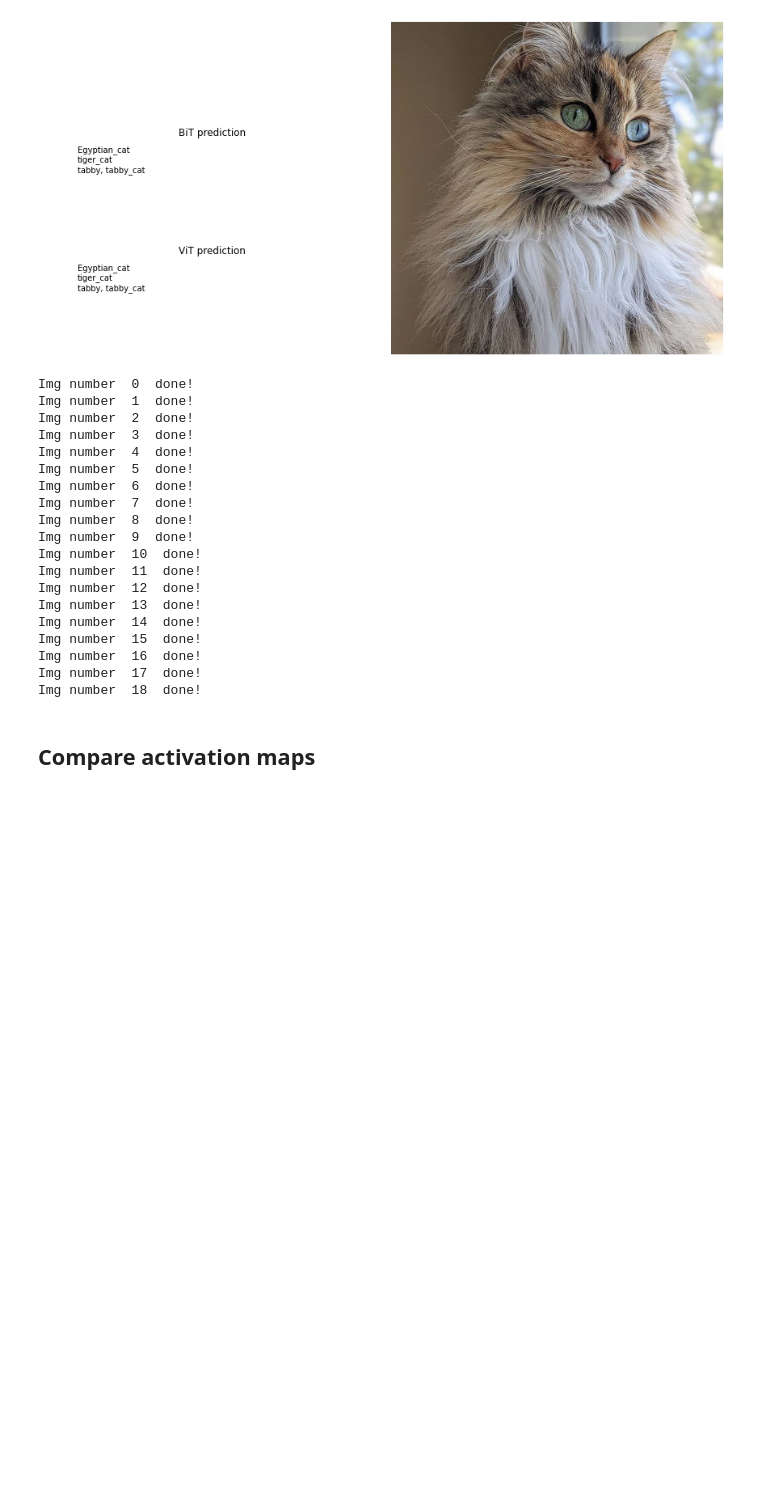
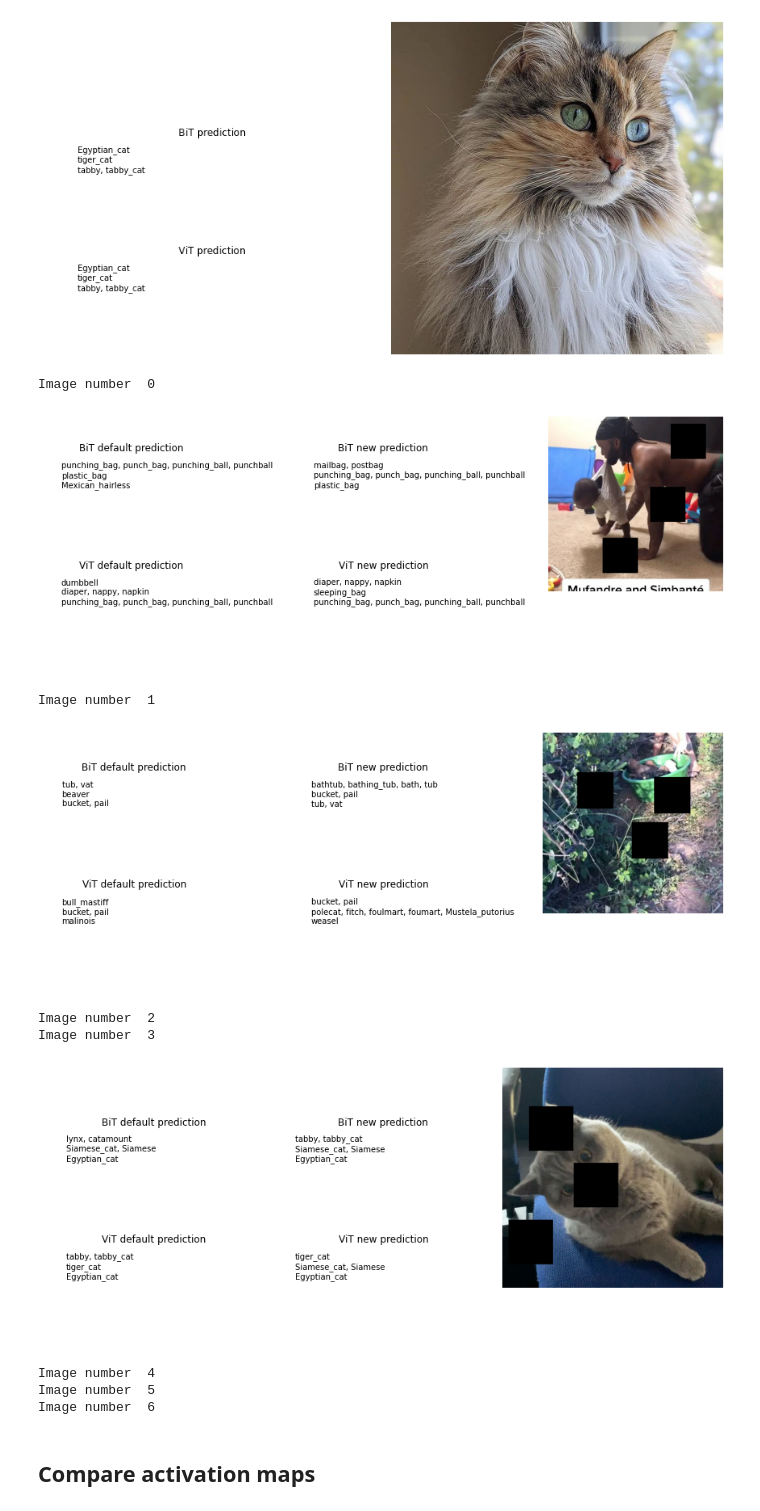
Before and after one commit to piotrhm/dl-miniproject, a Jupyter notebook: pipeline.ipynb, the cells around one changed output. Drawn from its saved outputs; the diff is of its cells as text; code cells hidden in the pictures; blank space fills up the shorter version.

Commit message:
Trunk mode fix

```diff
--- a/pipeline.ipynb
+++ b/pipeline.ipynb
@@ -149,7 +149,7 @@ MASK = {
     'BlackBoxMasking_1': BlackBoxMasking(layout=FixedShapeLayout(count=3, shape=(128, 128))),
     'BlackBoxMasking_2': BlackBoxMasking(layout=FixedLayout(masks=[(0.4, 0.4, 0.6, 0.6)])),
     'BlackBoxMasking_3': BlackBoxMasking(layout=FixedRatioLayout(count=20, ratio=1/30)),
-    'BlackBoxMasking_4': BlackBoxMasking(layout=GridLayout(perc=0.2, grid_size=8)),
+    'BlackBoxMasking_4': BlackBoxMasking(layout=GridLayout(perc=0.8, grid_size=8)),
     'MedianMasking' : MedianMasking(layout=FixedShapeLayout(count=30, shape=(32,32))),
     'BlurMasking_1': BlurMasking(layout=FixedShapeLayout(count=5, shape=(100, 100)), blur=16),
     'BlurMasking_2': BlurMasking(layout=GridLayout(perc=0.7, grid_size=8), blur=16),
@@ -171,8 +171,9 @@ def predict_and_comp(img, *, mask_id='BlackBoxMasking_1', trunk=False):
     vit_predictions_mod = [imagenet_labels[int(i)] for i in np.argsort(out_vit_mod[0].detach().numpy())[0]]
     bit_predictions_mod = [imagenet_labels[int(i)] for i in np.argsort(out_bit_mod.detach().numpy())[0]]
 
-    if trunk and (set(vit_predictions) != set(vit_predictions_mod) or
-                  set(bit_predictions) != set(bit_predictions_mod)):
+    if not trunk or \
+            (set(vit_predictions[-no_pred:]) != set(vit_predictions_mod[-no_pred:])) or\
+            (set(bit_predictions[-no_pred:]) != set(bit_predictions_mod[-no_pred:])):
         vit_predictions = ''.join(str(e) for e in vit_predictions[-no_pred:])
         bit_predictions = ''.join(str(e) for e in bit_predictions[-no_pred:])
         vit_predictions_mod = ''.join(str(e) for e in vit_predictions_mod[-no_pred:])
@@ -181,28 +182,19 @@ def predict_and_comp(img, *, mask_id='BlackBoxMasking_1', trunk=False):
         show_predictions_comp(img_mod, vit_predictions, vit_predictions_mod, bit_predictions, bit_predictions_mod)
 # %%
 for idx, img in enumerate(images):
-    predict_and_comp(img, trunk=True)
-    print("Image number ", idx, " done!")
+    print("Image number: ", idx)
+    predict_and_comp(img, mask_id = "BlackBoxMasking_1", trunk=True)
 # %% [output]
-Img number  0  done!
-Img number  1  done!
-Img number  2  done!
-Img number  3  done!
-Img number  4  done!
-Img number  5  done!
-Img number  6  done!
-Img number  7  done!
-Img number  8  done!
-Img number  9  done!
-Img number  10  done!
-Img number  11  done!
-Img number  12  done!
-Img number  13  done!
-Img number  14  done!
-Img number  15  done!
-Img number  16  done!
-Img number  17  done!
-Img number  18  done!
+Image number  0
+[figure, added]
+Image number  1
+[figure, added]
+Image number  2
+Image number  3
+[figure, added]
+Image number  4
+Image number  5
+Image number  6
 # %% [markdown]
 ## Compare activation maps
 # %%
```
